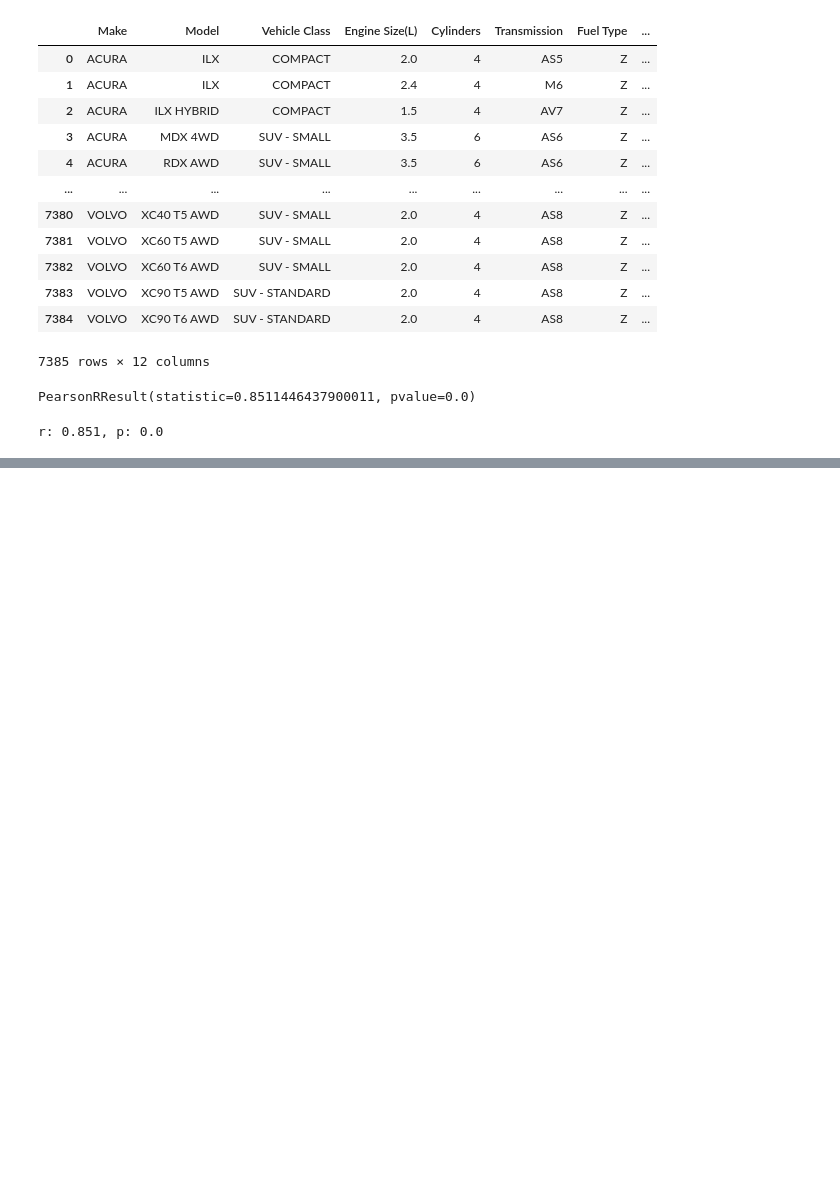
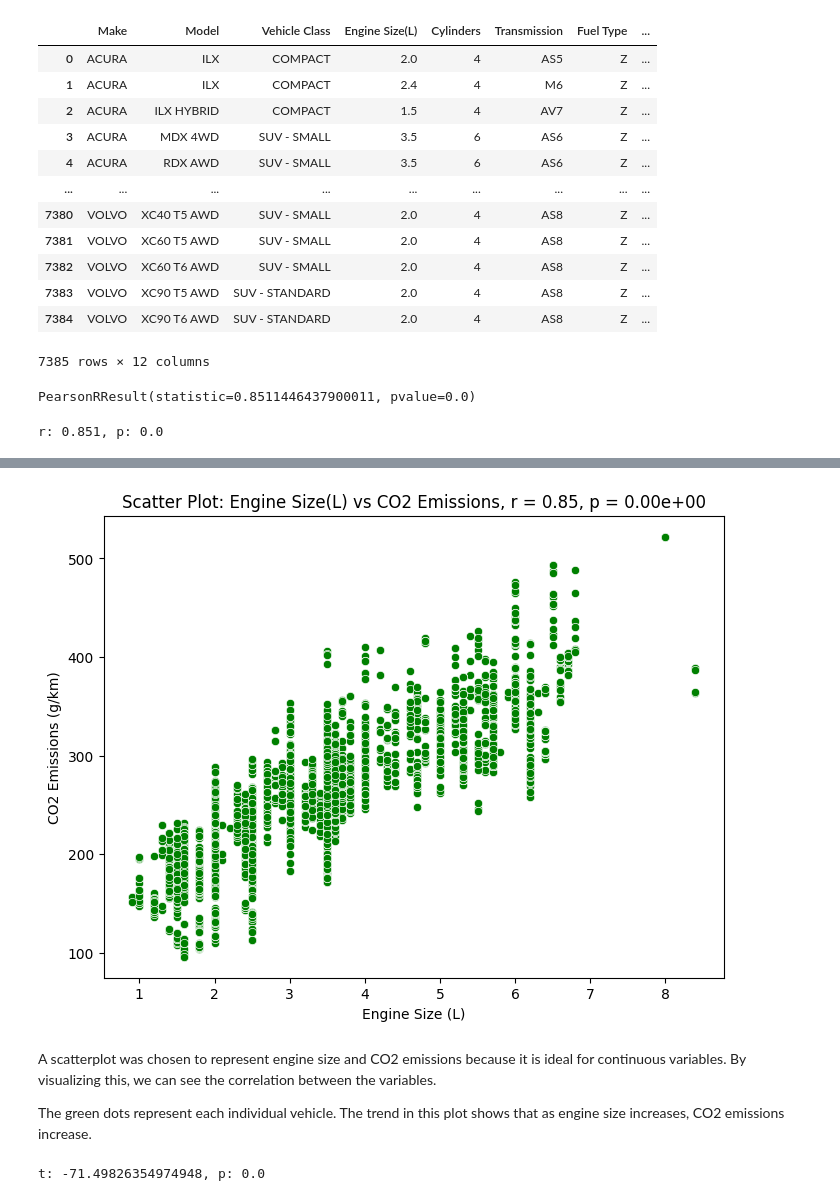
Before and after one commit to Nguyh3/HannaN, a Jupyter notebook: assignment.ipynb, the cells around one changed output, grey strips where cells are left out. Saved outputs shown, nothing was run; the diff lists cells and outputs as text; code cells hidden in the pictures; blank space fills up the shorter version.

```diff
--- a/assignment.ipynb
+++ b/assignment.ipynb
@@ -44,0 +49,25 @@ r: 0.851, p: 0.0
+# %%
+import seaborn as sns
+import matplotlib.pyplot as plt
+
+plt.figure(figsize=(8, 6))
+s = sns.scatterplot(x="Engine Size(L)", y="CO2 Emissions(g/km)", data=df, color="green")
+plt.title(f"Scatter Plot: Engine Size(L) vs CO2 Emissions, r = {r:.2f}, p = {p:.2e}")
+plt.xlabel("Engine Size (L)")
+plt.ylabel("CO2 Emissions (g/km)")
+plt.show()
+# %% [output]
+[figure, added]
+# %% [markdown]
+A scatterplot was chosen to represent engine size and CO2 emissions because it is ideal for continuous variables. By visualizing this, we can see the correlation between the variables.
+
+The green dots represent each individual vehicle. The trend in this plot shows that as engine size increases, CO2 emissions increase.
+# %%
+four_cylinder = df[df["Cylinders"] == 4]["CO2 Emissions(g/km)"]
+six_cylinder = df[df["Cylinders"] == 6]["CO2 Emissions(g/km)"]
+
+t,p = stats.ttest_ind(four_cylinder, six_cylinder)
+
+print(f't: {t}, p: {p}')
+# %% [output]
+t: -71.49826354974948, p: 0.0
```
Also changed, not shown: parts of 9 cells of this notebook.
